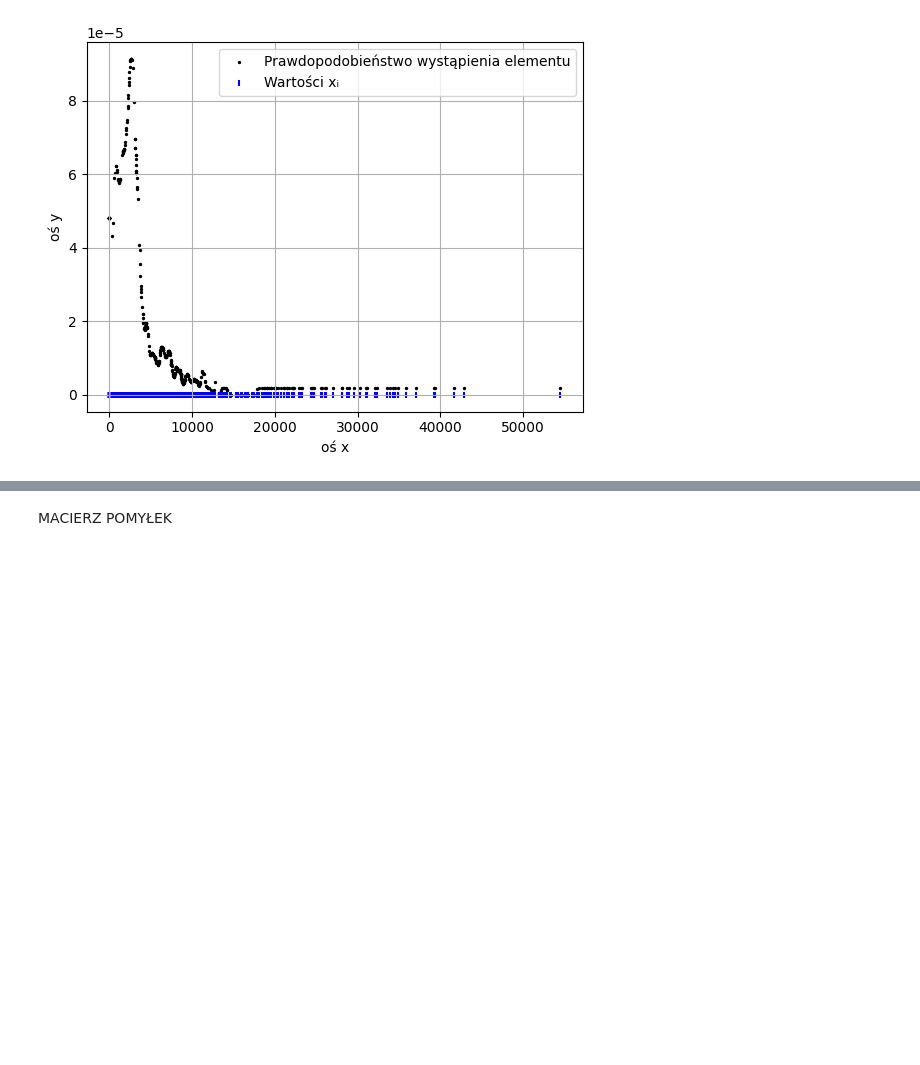
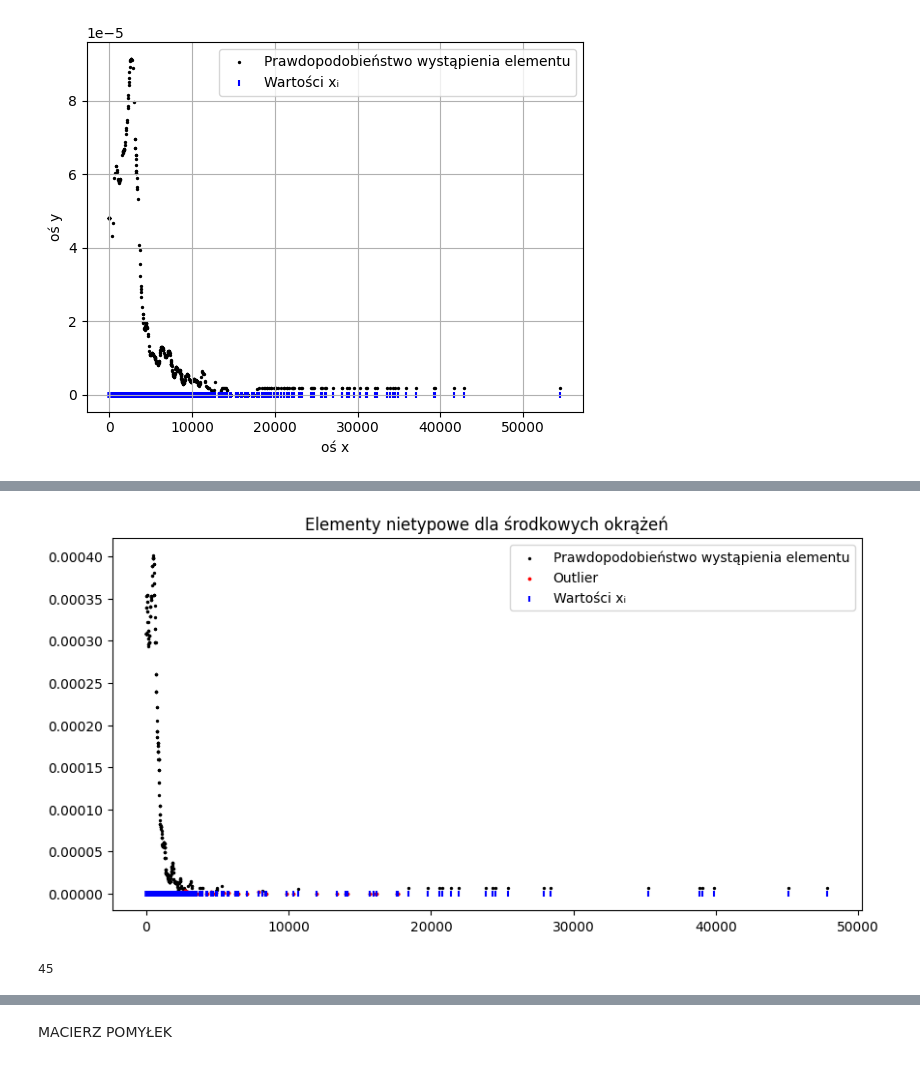
Before and after one commit to MichaelAngeloTheFirst/Formula1-Dataset-Exploration, a Jupyter notebook: f1_times.ipynb, the cells around one changed output, grey strips where cells are left out. Cells and saved outputs as stored; diff of their text form; code cells hidden in the pictures; blank space fills up the shorter version.

```diff
--- a/f1_times.ipynb
+++ b/f1_times.ipynb
@@ -627,0 +676,30 @@ KLASTERYZACJA
+# %%
+plt.figure(figsize=(10, 5))
+
+r = 0.1
+sort_indexes = np.argsort(middle_lap_prbabilities)
+sorted_values_middle_laps = middle_lap_prbabilities[sort_indexes]
+
+if m * r < 0.5:
+  qr = sorted_values_middle_laps[0]
+else:
+  i = int(m*r + 0.5)
+  qr = sorted_values_middle_laps[i]
+
+outliers_indexes_middle_laps = np.where(middle_lap_prbabilities <= qr)
+outliers_middle_laps = times_delta['middleLapDelta'].array[outliers_indexes_middle_laps]
+outliers_middle_laps_values = middle_lap_prbabilities[outliers_indexes_middle_laps]
+
+plt.scatter(times_delta['middleLapDelta'], middle_lap_prbabilities, c="k", s=2, label="Prawdopodobieństwo wystąpienia elementu")
+plt.scatter(outliers_middle_laps, outliers_middle_laps_values, c="red", s=3, label="Outlier")
+plt.scatter(times_delta['middleLapDelta'], np.zeros(m), c="blue", marker="|", s=20, label="Wartości xᵢ")
+plt.legend()
+plt.title('Elementy nietypowe dla środkowych okrążeń')
+
+plt.show()
+# %% [output]
+[figure, added]
+# %%
+print(len(outliers_indexes_middle_laps[0]))
+# %% [output]
+45
```
Also changed, not shown: parts of 39 cells of this notebook.
